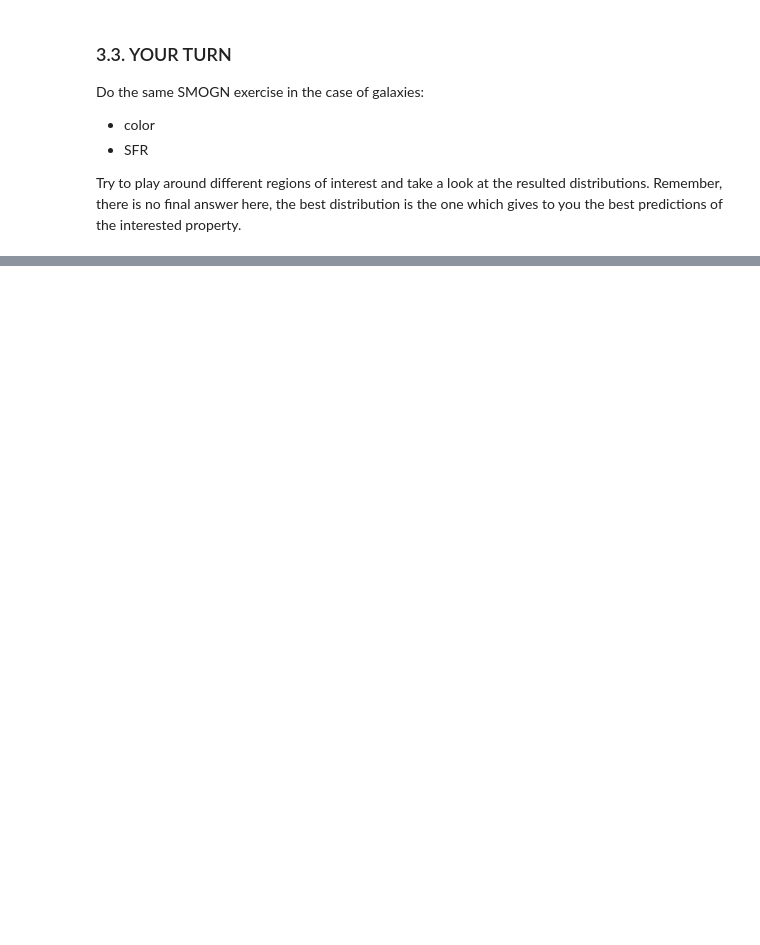
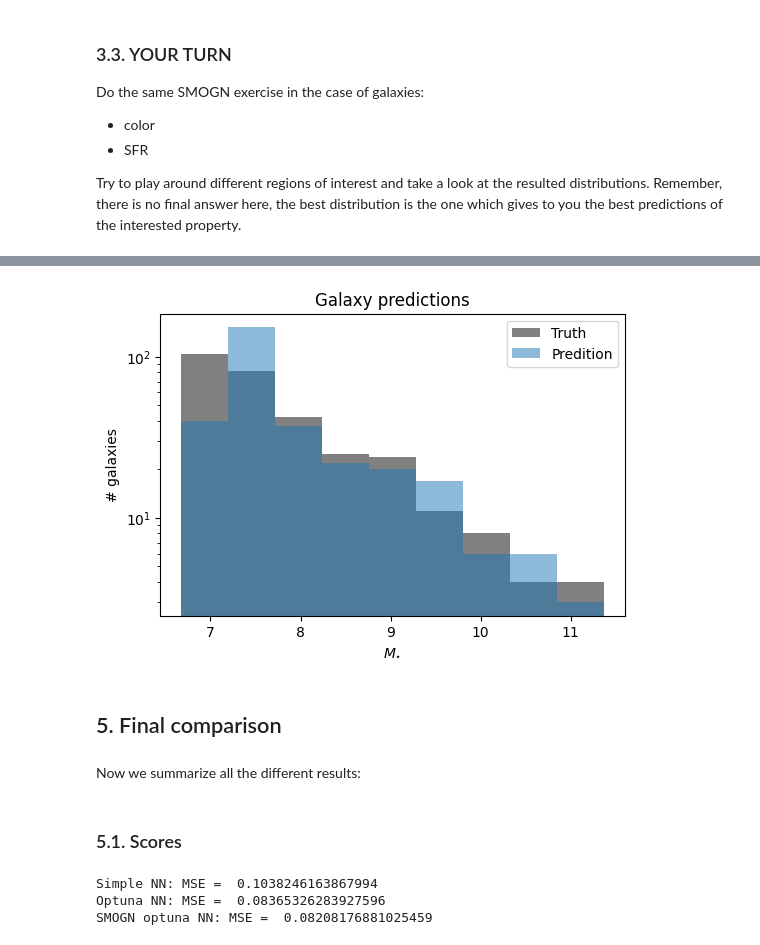
Before and after one commit to DataDrivenGalaxyEvolution/galevo23-tutorials, a Jupyter notebook: week-2/tutorial_on_halo-galaxy_connection/halo-galaxy_connection.ipynb, the cells around one changed output, grey strips where cells are left out. Saved outputs shown, nothing was run; the diff lists cells and outputs as text; code cells hidden in the pictures; blank space fills up the shorter version.

```diff
--- a/week-2/tutorial_on_halo-galaxy_connection/halo-galaxy_connection.ipynb
+++ b/week-2/tutorial_on_halo-galaxy_connection/halo-galaxy_connection.ipynb
@@ -784,0 +906,27 @@ best predictions of the interested property.
+# %%
+plt.figure(dpi = 100)
+plt.title('Galaxy predictions')
+
+bins = np.linspace(np.min(y_test), np.max(y_test), 10)
+plt.hist(y_test, bins = bins, color = 'gray', label = 'Truth')
+plt.hist(prediction_3, bins = bins, color = 'C0', alpha = 0.5, label = 'Predition')
+plt.xlabel(r'$M_{\star}$')
+plt.ylabel(r'# galaxies')
+plt.legend()
+plt.yscale('log')
+# %% [output]
+[figure, added]
+# %% [markdown]
+## 5. Final comparison
+# %% [markdown]
+Now we summarize all the different results:
+# %% [markdown]
+### 5.1. Scores
+# %%
+print('Simple NN: MSE = ', MSE_1)
+print('Optuna NN: MSE = ', MSE_2)
+print('SMOGN optuna NN: MSE = ', MSE_3)
+# %% [output]
+Simple NN: MSE =  0.1038246163867994
+Optuna NN: MSE =  0.08365326283927596
+SMOGN optuna NN: MSE =  0.08208176881025459
```
Also changed, not shown: parts of 38 cells of this notebook.
